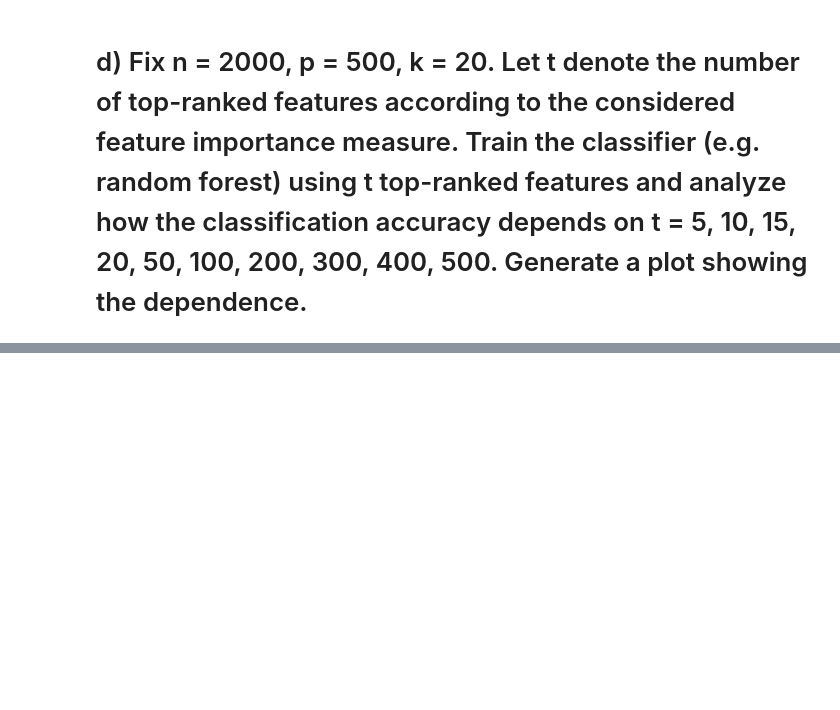
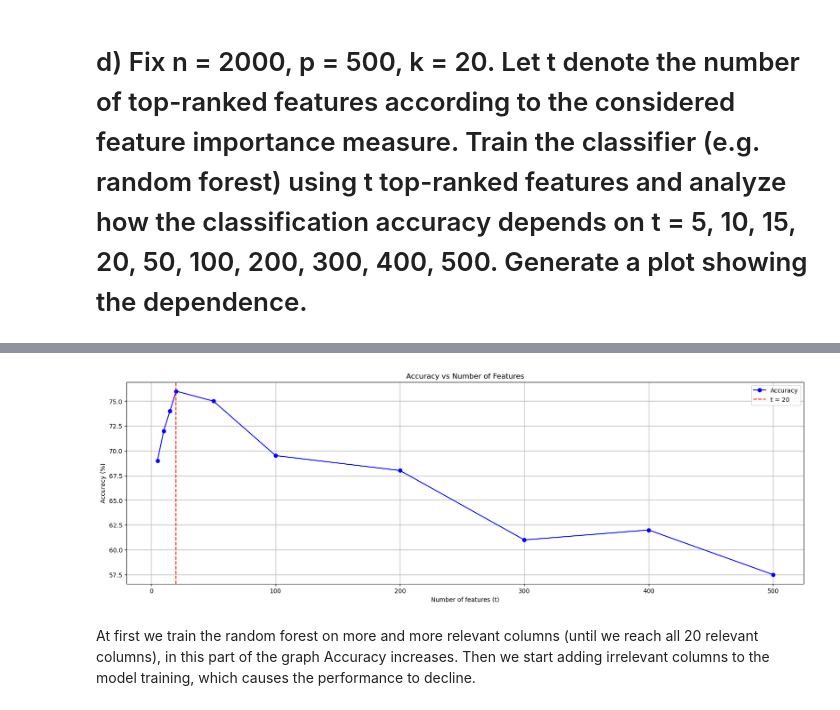
Before and after one commit to LJaremek/AdvancedMachineLearning-MINI, a Jupyter notebook: task_8/main.ipynb, the cells around one changed output, grey strips where cells are left out. Cells and saved outputs as stored; diff of their text form; code cells hidden in the pictures; blank space fills up the shorter version.

```diff
--- a/task_8/main.ipynb
+++ b/task_8/main.ipynb
@@ -335,0 +353,22 @@ NameError: name 'X' is not defined
+# %%
+x_values = t_list
+y_values = [accuracies[t] * 100 for t in t_list]
+
+plt.figure(figsize=(20, 6))
+plt.plot(
+    x_values, y_values, marker="o", linestyle="-", color="b", label="Accuracy"
+    )
+
+plt.axvline(x=20, color="r", linestyle="--", label="t = 20")
+
+plt.xlabel("Number of features (t)")
+plt.ylabel("Accuracy (%)")
+plt.title("Accuracy vs Number of Features")
+plt.legend()
+plt.grid(True)
+
+plt.show()
+# %% [output]
+[figure, added]
+# %% [markdown]
+At first we train the random forest on more and more relevant columns (until we reach all 20 relevant columns), in this part of the graph Accuracy increases. Then we start adding irrelevant columns to the model training, which causes the performance to decline.
```
Also changed, not shown: parts of 7 cells of this notebook, 1 other file.
